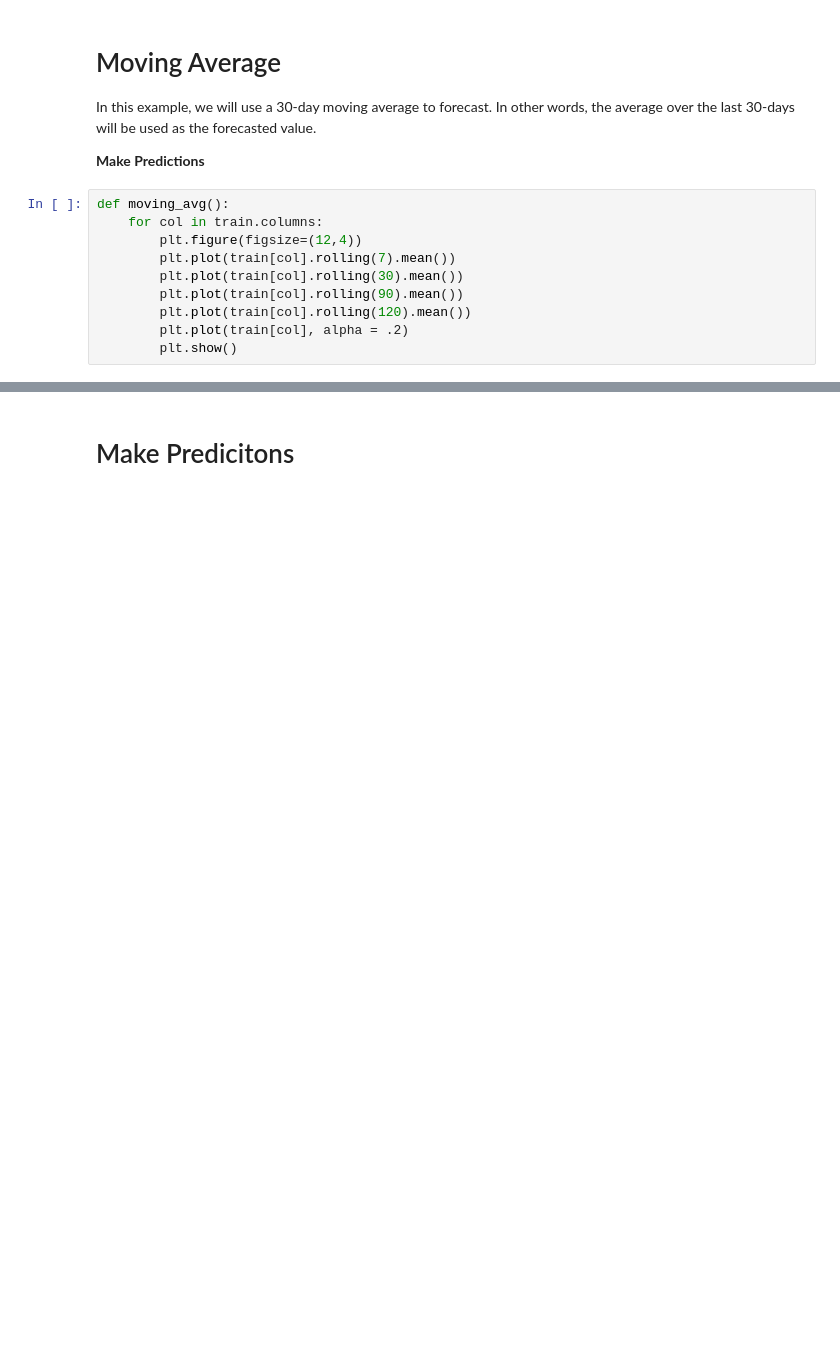
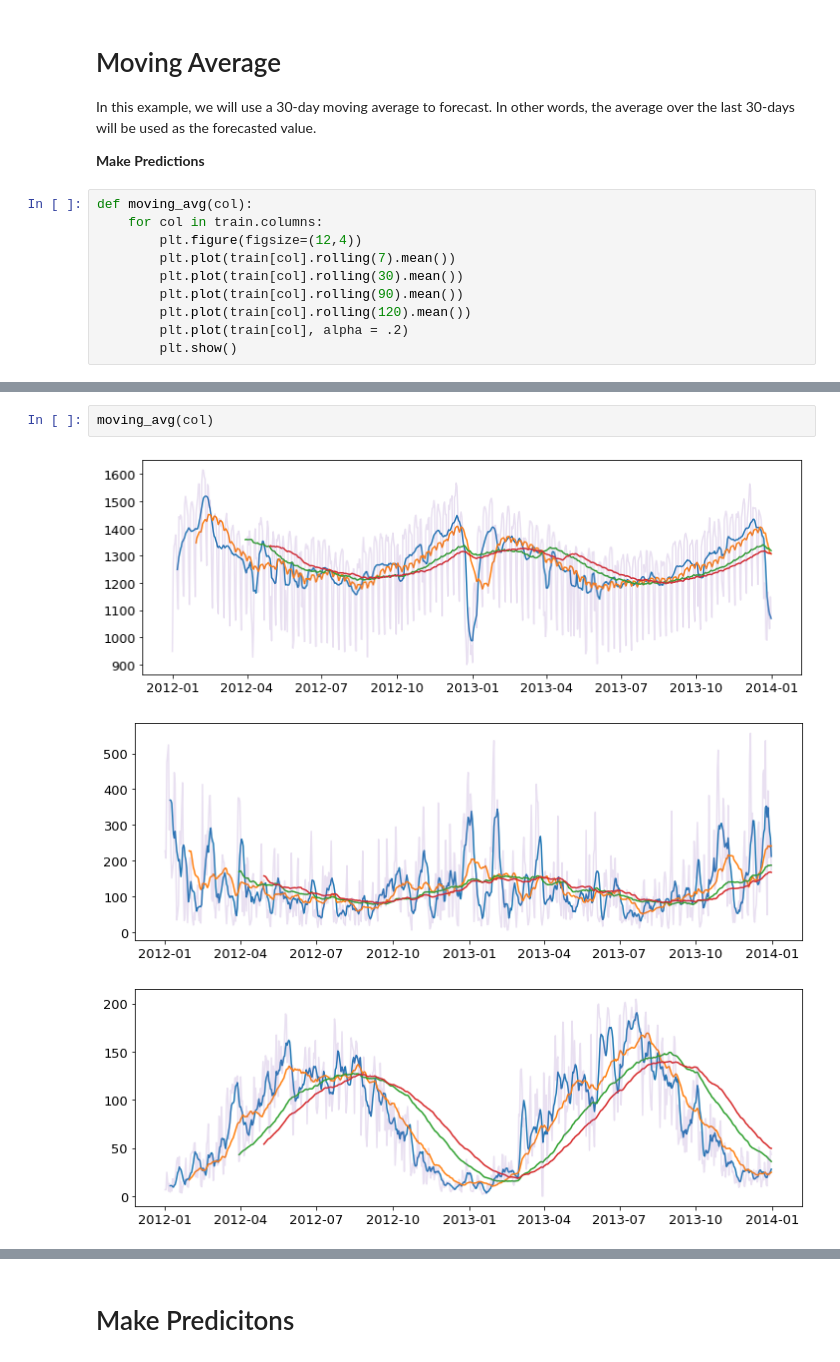
Before and after one commit to george887/time-series-exercises, a Jupyter notebook: german_energy_model.ipynb, the cells around one changed output, grey strips where cells are left out. Cells and saved outputs as stored; diff of their text form; blank space fills up the shorter version.

```diff
--- a/german_energy_model.ipynb
+++ b/german_energy_model.ipynb
@@ -303,7 +301,7 @@ In this example, we will use a 30-day moving average to forecast. In other words
 
 **Make Predictions**
 # %%
-def moving_avg():
+def moving_avg(col):
     for col in train.columns:
         plt.figure(figsize=(12,4))
         plt.plot(train[col].rolling(7).mean())
@@ -321,0 +313,6 @@ train = moving_avg()
+# %%
+moving_avg(col)
+# %% [output]
+[figure, added]
+[figure, added]
+[figure, added]
```
Also changed, not shown: parts of 40 cells of this notebook.
